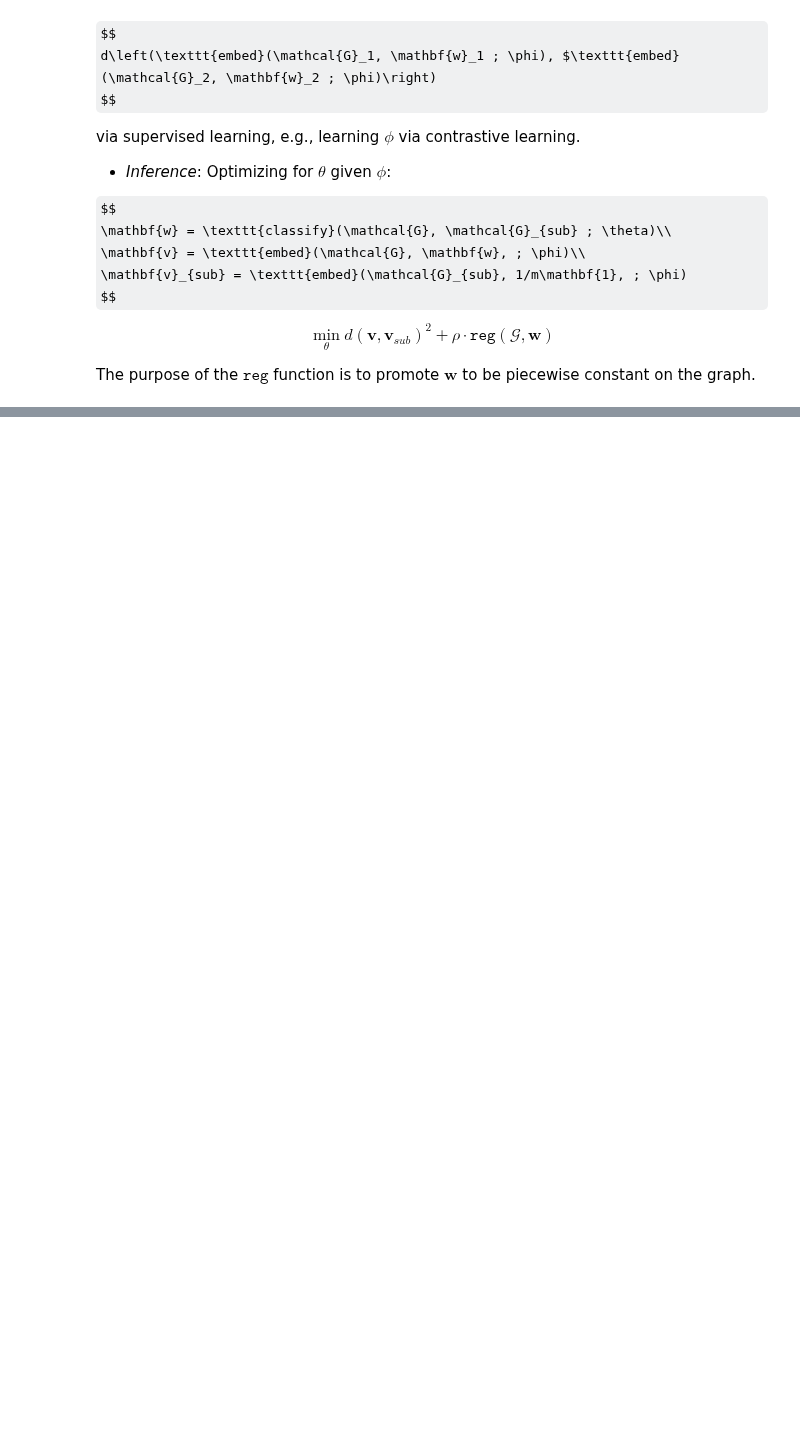
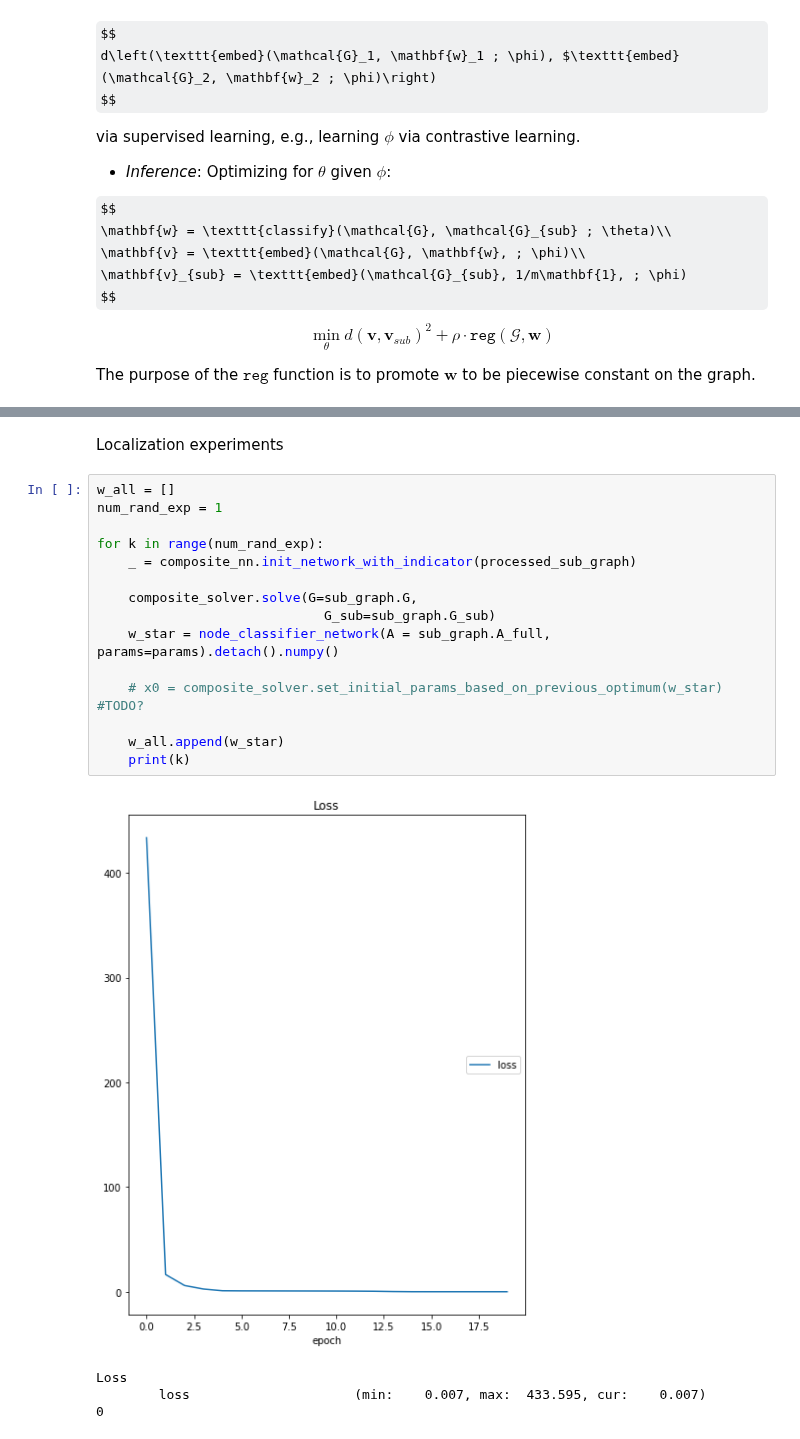
Before and after one commit to vistalab-technion/GraphMatching, a Jupyter notebook: subgraph_matching_via_nn/subgraph_localization_poc.ipynb, the cells around one changed output, grey strips where cells are left out. Saved outputs shown, nothing was run; the diff lists cells and outputs as text; some formulas as TeX source; blank space fills up the shorter version.

```diff
--- a/subgraph_matching_via_nn/subgraph_localization_poc.ipynb
+++ b/subgraph_matching_via_nn/subgraph_localization_poc.ipynb
@@ -439,0 +171,22 @@ Remark: embeddings_gt and embeddings_sub might differ if we don't transform to l
+# %% [markdown]
+Localization experiments
+# %%
+w_all = []
+num_rand_exp = 1
+
+for k in range(num_rand_exp):
+    _ = composite_nn.init_network_with_indicator(processed_sub_graph)
+
+    composite_solver.solve(G=sub_graph.G,
+                             G_sub=sub_graph.G_sub)
+    w_star = node_classifier_network(A = sub_graph.A_full, params=params).detach().numpy()
+
+    # x0 = composite_solver.set_initial_params_based_on_previous_optimum(w_star) #TODO?
+
+    w_all.append(w_star)
+    print(k)
+# %% [output]
+[figure, added]
+Loss
+        loss                     (min:    0.007, max:  433.595, cur:    0.007)
+0
```
Also changed, not shown: parts of 22 cells of this notebook, 12 other files.
